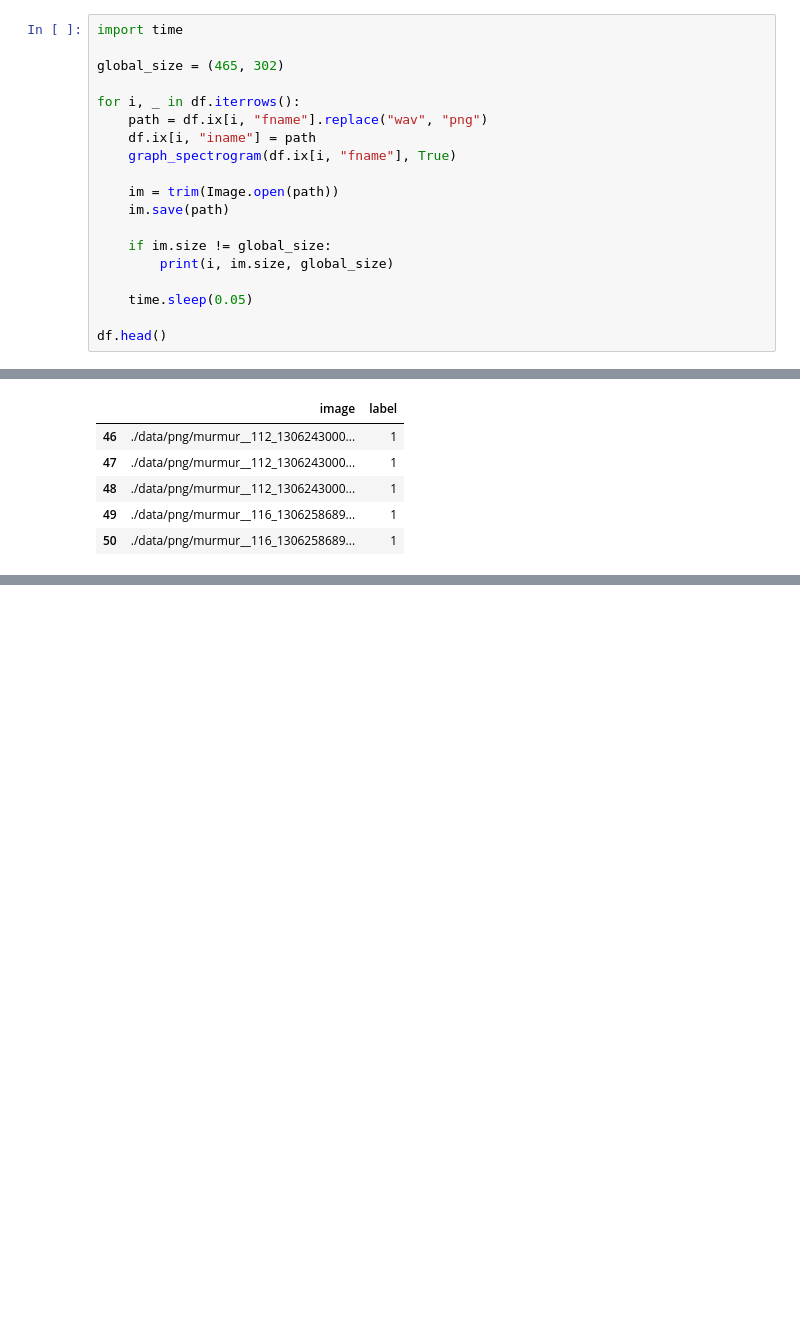
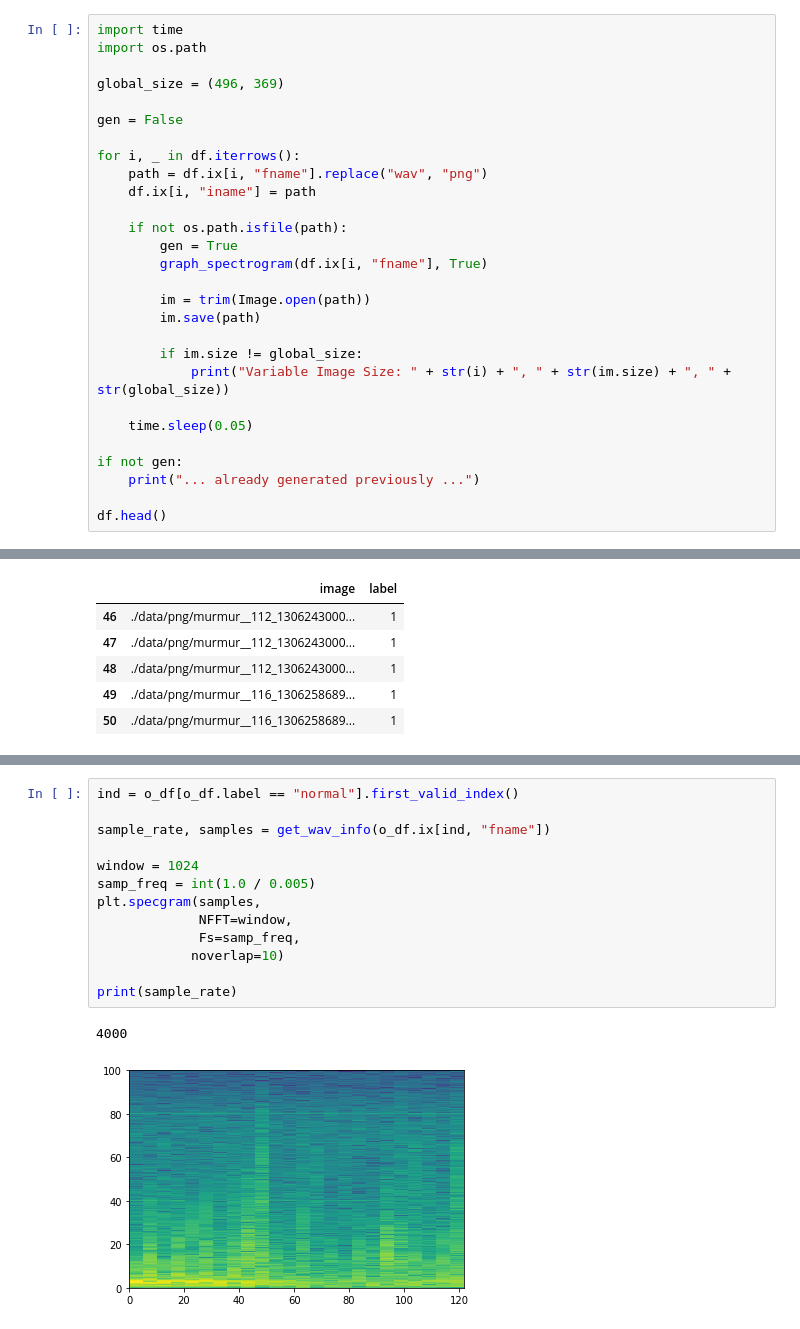
Before and after one commit to sachanganesh/heartbeat-classification, a Jupyter notebook: Heartbeat Anomaly Detection.ipynb, the cells around one changed output, grey strips where cells are left out. Drawn from its saved outputs; the diff is of its cells as text; blank space fills up the shorter version.

```diff
--- a/Heartbeat Anomaly Detection.ipynb
+++ b/Heartbeat Anomaly Detection.ipynb
@@ -152,21 +152,30 @@ print(df.ix[509, "fname"])
 ./data/wav/murmur_noisymurmur_135_1306428972976_C.wav
 # %%
 import time
+import os.path
 
-global_size = (465, 302)
+global_size = (496, 369)
+
+gen = False
 
 for i, _ in df.iterrows():
     path = df.ix[i, "fname"].replace("wav", "png")
     df.ix[i, "iname"] = path
-    graph_spectrogram(df.ix[i, "fname"], True)
 
-    im = trim(Image.open(path))
-    im.save(path)
+    if not os.path.isfile(path):
+        gen = True
+        graph_spectrogram(df.ix[i, "fname"], True)
 
-    if im.size != global_size:
-        print(i, im.size, global_size)
+        im = trim(Image.open(path))
+        im.save(path)
+
+        if im.size != global_size:
+            print("Variable Image Size: " + str(i) + ", " + str(im.size) + ", " + str(global_size))
 
     time.sleep(0.05)
 
+if not gen:
+    print("... already generated previously ...")
+
 df.head()
 # %% [output]
@@ -298,0 +235,16 @@ model.fit(X, Y, epochs=100, shuffle=True, validation_split=0.2)
+# %%
+ind = o_df[o_df.label == "normal"].first_valid_index()
+
+sample_rate, samples = get_wav_info(o_df.ix[ind, "fname"])
+
+window = 1024
+samp_freq = int(1.0 / 0.005)
+plt.specgram(samples,
+             NFFT=window,
+             Fs=samp_freq,
+            noverlap=10)
+
+print(sample_rate)
+# %% [output]
+4000
+[figure, added]
```
Also changed, not shown: parts of 17 cells of this notebook, 1 other file.
